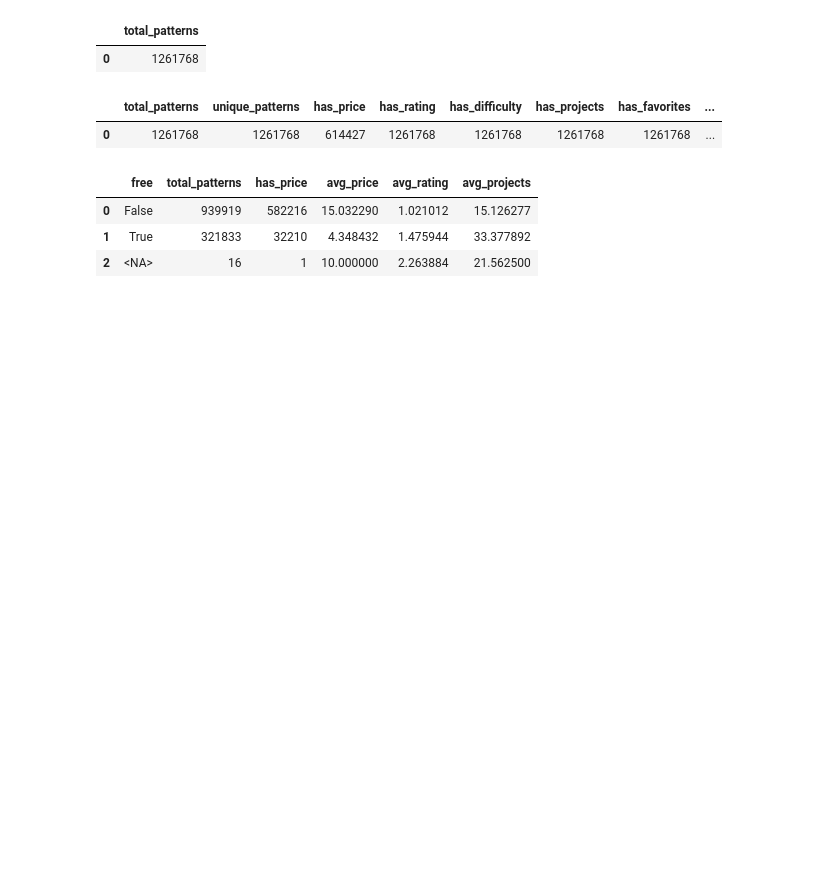
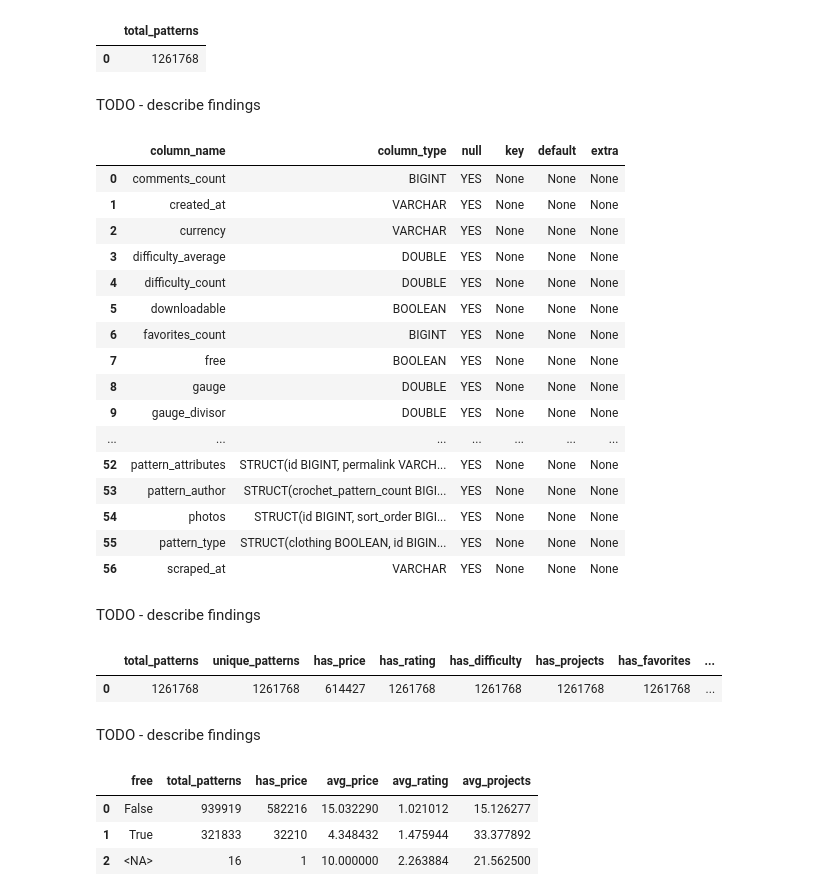
Before and after one commit to bvcage/cis-5450, a Jupyter notebook: notebooks/03_data_exploration.ipynb, the cells around one changed output. Saved outputs shown, nothing was run; the diff lists cells and outputs as text; code cells hidden in the pictures; blank space fills up the shorter version.

```diff
--- a/notebooks/03_data_exploration.ipynb
+++ b/notebooks/03_data_exploration.ipynb
@@ -18,6 +43,32 @@ con.sql("SELECT COUNT(*) AS total_patterns FROM raw_patterns").df()
 # %% [output]
 |  | total_patterns |
 | 0 | 1261768 |
+# %% [markdown]
+TODO - describe findings
+# %%
+con.execute(f"""
+    DESCRIBE raw_patterns
+""").fetchdf()
+# %% [output]
+|  | column_name | column_type | null | key | default | extra |
+| 0 | comments_count | BIGINT | YES | None | None | None |
+| 1 | created_at | VARCHAR | YES | None | None | None |
+| 2 | currency | VARCHAR | YES | None | None | None |
+| 3 | difficulty_average | DOUBLE | YES | None | None | None |
+| 4 | difficulty_count | DOUBLE | YES | None | None | None |
+| 5 | downloadable | BOOLEAN | YES | None | None | None |
+| 6 | favorites_count | BIGINT | YES | None | None | None |
+| 7 | free | BOOLEAN | YES | None | None | None |
+| 8 | gauge | DOUBLE | YES | None | None | None |
+| 9 | gauge_divisor | DOUBLE | YES | None | None | None |
+| ... | ... | ... | ... | ... | ... | ... |
+| 52 | pattern_attributes | STRUCT(id BIGINT, permalink VARCH... | YES | None | None | None |
+| 53 | pattern_author | STRUCT(crochet_pattern_count BIGI... | YES | None | None | None |
+| 54 | photos | STRUCT(id BIGINT, sort_order BIGI... | YES | None | None | None |
+| 55 | pattern_type | STRUCT(clothing BOOLEAN, id BIGIN... | YES | None | None | None |
+| 56 | scraped_at | VARCHAR | YES | None | None | None |
+# %% [markdown]
+TODO - describe findings
 # %%
 con.execute(f"""
     SELECT
@@ -34,6 +85,8 @@ con.execute(f"""
 # %% [output]
 |  | total_patterns | unique_patterns | has_price | has_rating | has_difficulty | has_projects | has_favorites | ... |
 | 0 | 1261768 | 1261768 | 614427 | 1261768 | 1261768 | 1261768 | 1261768 | ... |
+# %% [markdown]
+TODO - describe findings
 # %%
 con.execute(f"""
     SELECT
```
Also changed, not shown: parts of 21 cells of this notebook, 3 other files.
